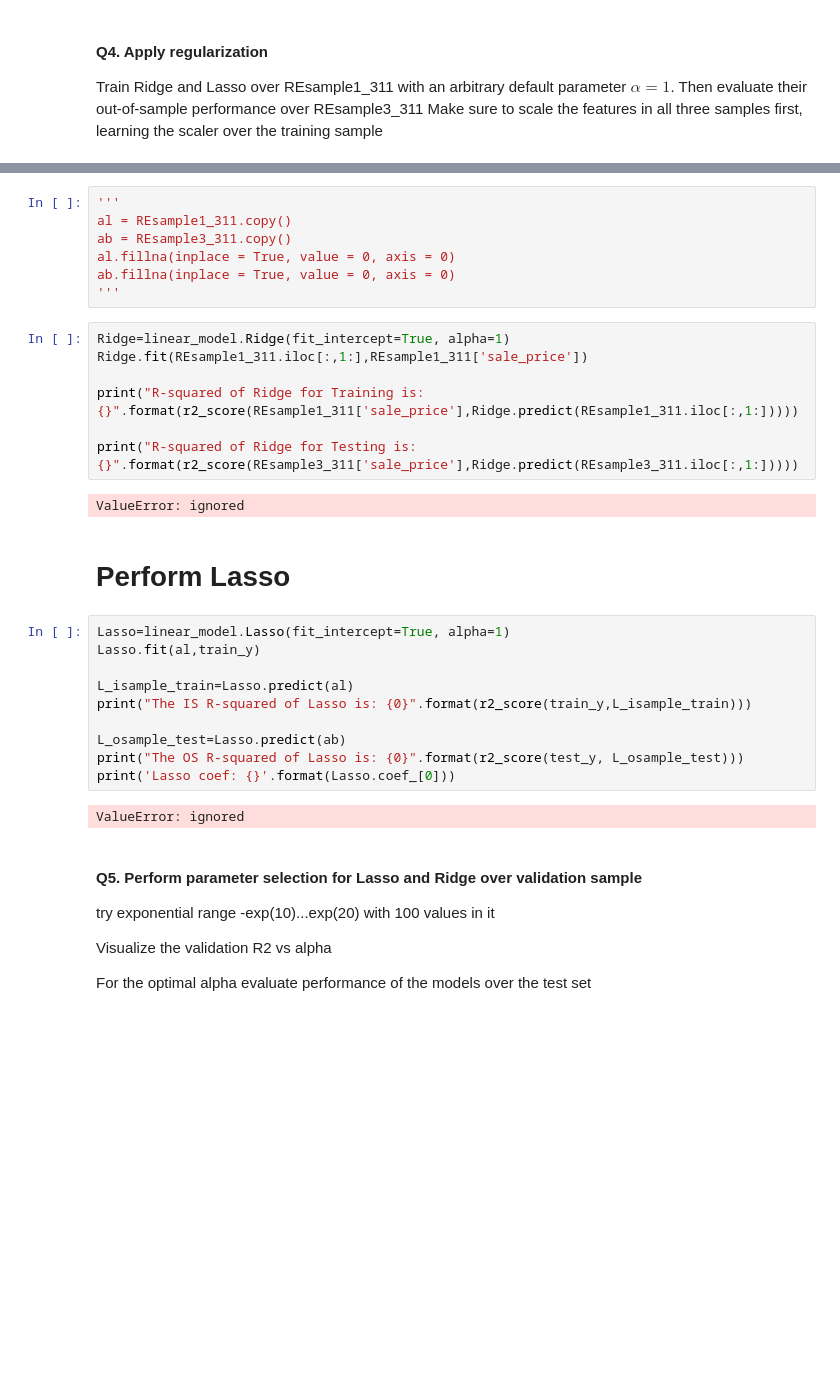
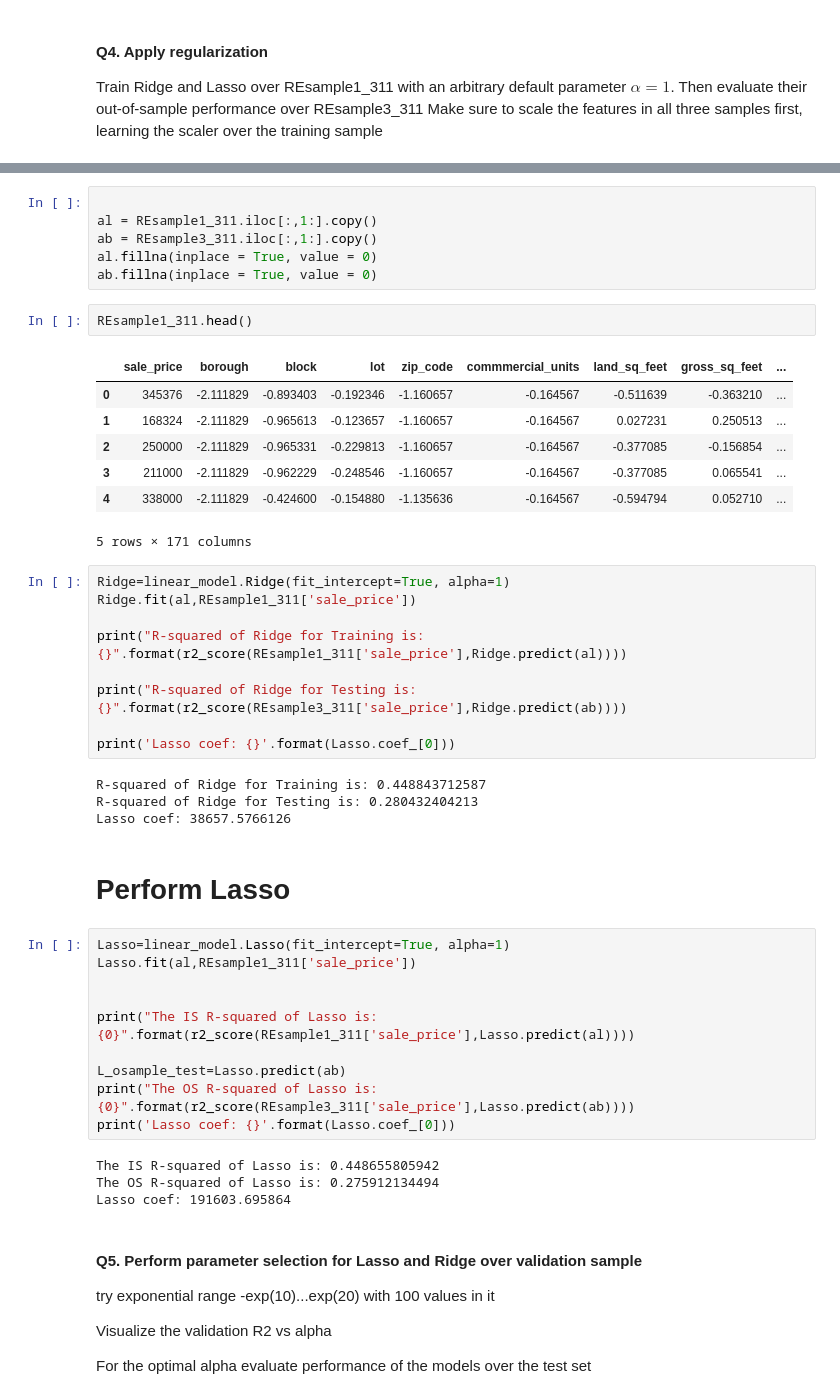
Before and after one commit to pratikwatwani/Applied-Data-Science, a Jupyter notebook: Session 07/Regularization (Lasso and Ridge).ipynb, the cells around one changed output, grey strips where cells are left out. Saved outputs shown, nothing was run; the diff lists cells and outputs as text; blank space fills up the shorter version.

```diff
--- a/Session 07/Regularization (Lasso and Ridge).ipynb
+++ b/Session 07/Regularization (Lasso and Ridge).ipynb
@@ -399,33 +378,48 @@ REsample3_311.drop(labels = 'sale_price', axis = 1, inplace = True)
 # %%
-'''
-al = REsample1_311.copy()
-ab = REsample3_311.copy()
-al.fillna(inplace = True, value = 0, axis = 0)
-ab.fillna(inplace = True, value = 0, axis = 0)
-'''
+
+al = REsample1_311.iloc[:,1:].copy()
+ab = REsample3_311.iloc[:,1:].copy()
+al.fillna(inplace = True, value = 0)
+ab.fillna(inplace = True, value = 0)
+# %%
+REsample1_311.head()
+# %% [output]
+|  | sale_price | borough | block | lot | zip_code | commmercial_units | land_sq_feet | gross_sq_feet | ... |
+| 0 | 345376 | -2.111829 | -0.893403 | -0.192346 | -1.160657 | -0.164567 | -0.511639 | -0.363210 | ... |
+| 1 | 168324 | -2.111829 | -0.965613 | -0.123657 | -1.160657 | -0.164567 | 0.027231 | 0.250513 | ... |
+| 2 | 250000 | -2.111829 | -0.965331 | -0.229813 | -1.160657 | -0.164567 | -0.377085 | -0.156854 | ... |
+| 3 | 211000 | -2.111829 | -0.962229 | -0.248546 | -1.160657 | -0.164567 | -0.377085 | 0.065541 | ... |
+| 4 | 338000 | -2.111829 | -0.424600 | -0.154880 | -1.135636 | -0.164567 | -0.594794 | 0.052710 | ... |
+5 rows × 171 columns
 # %%
 Ridge=linear_model.Ridge(fit_intercept=True, alpha=1)
-Ridge.fit(REsample1_311.iloc[:,1:],REsample1_311['sale_price'])
+Ridge.fit(al,REsample1_311['sale_price'])
 
-print("R-squared of Ridge for Training is: {}".format(r2_score(REsample1_311['sale_price'],Ridge.predict(REsample1_311.iloc[:,1:]))))
+print("R-squared of Ridge for Training is: {}".format(r2_score(REsample1_311['sale_price'],Ridge.predict(al))))
 
-print("R-squared of Ridge for Testing is: {}".format(r2_score(REsample3_311['sale_price'],Ridge.predict(REsample3_311.iloc[:,1:]))))
+print("R-squared of Ridge for Testing is: {}".format(r2_score(REsample3_311['sale_price'],Ridge.predict(ab))))
+
+print('Lasso coef: {}'.format(Lasso.coef_[0]))
 # %% [output]
-ValueError: ignored
+R-squared of Ridge for Training is: 0.448843712587
+R-squared of Ridge for Testing is: 0.280432404213
+Lasso coef: 38657.5766126
 # %% [markdown]
 # Perform Lasso
 # %%
 Lasso=linear_model.Lasso(fit_intercept=True, alpha=1)
-Lasso.fit(al,train_y)
+Lasso.fit(al,REsample1_311['sale_price'])
 
-L_isample_train=Lasso.predict(al)
-print("The IS R-squared of Lasso is: {0}".format(r2_score(train_y,L_isample_train)))
+
+print("The IS R-squared of Lasso is: {0}".format(r2_score(REsample1_311['sale_price'],Lasso.predict(al))))
 
 L_osample_test=Lasso.predict(ab)
-print("The OS R-squared of Lasso is: {0}".format(r2_score(test_y, L_osample_test)))
+print("The OS R-squared of Lasso is: {0}".format(r2_score(REsample3_311['sale_price'],Lasso.predict(ab))))
 print('Lasso coef: {}'.format(Lasso.coef_[0]))
 # %% [output]
-ValueError: ignored
+The IS R-squared of Lasso is: 0.448655805942
+The OS R-squared of Lasso is: 0.275912134494
+Lasso coef: 191603.695864
 # %% [markdown]
 #### Q5. Perform parameter selection for Lasso and Ridge over validation sample
 try exponential range -exp(10)...exp(20) with 100 values in it
```
Also changed, not shown: parts of 32 cells of this notebook.
